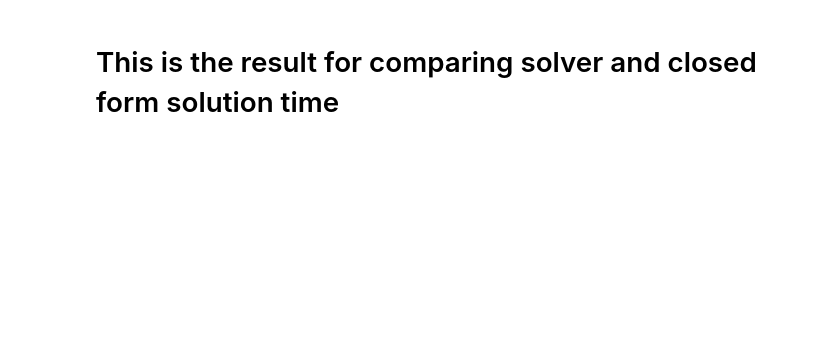
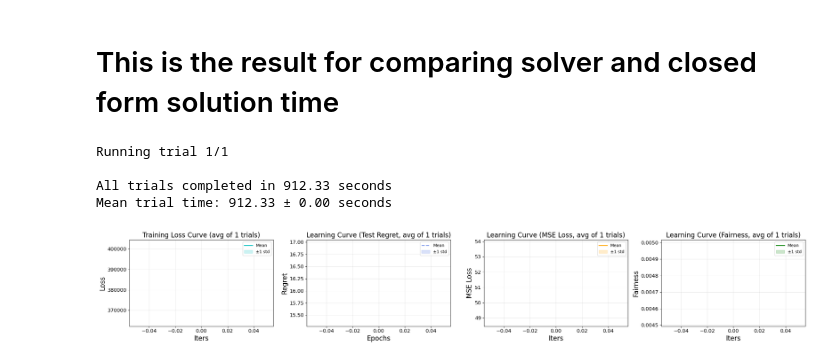
Before and after one commit to DennisWang2488/Fairness-Decision-Focused-Loss, a Jupyter notebook: The Paper/LP.ipynb, the cells around one changed output. Drawn from its saved outputs; the diff is of its cells as text; code cells hidden in the pictures; blank space fills up the shorter version.

Commit message:
Updated Results

```diff
--- a/The Paper/LP.ipynb
+++ b/The Paper/LP.ipynb
@@ -1132,23 +1132,29 @@ Running trial 5/10
 # %% [markdown]
 # This is the result for comparing solver and closed form solution time
 # %%
-dfl_results_findiff_solver = run_multiple_trials(
+time_results_findiff_solver = run_multiple_trials(
     optmodel=solve_optimization,
     feats=feats,
     gainF=gainF,
     risk=risk,
     cost=cost,
     df=df,
-    n_trials=10,
+    n_trials=1,
     lambda_fairness=0,
-    num_epochs=40,
+    num_epochs=1 ,
     initial_lr=2e-3,
     weight_decay=1e-4,
     scheduler_patience=10,
     scheduler_factor=0.5,
     min_lr=1e-4,
     alpha=alpha,
     Q=Q,
     dfl=True,
     grad_method='finite_difference_2'
 )
+# %% [output]
+Running trial 1/1
+
+All trials completed in 912.33 seconds
+Mean trial time: 912.33 ± 0.00 seconds
+[figure, added]
```
Also changed, not shown: parts of 13 cells of this notebook, 10 other files.
